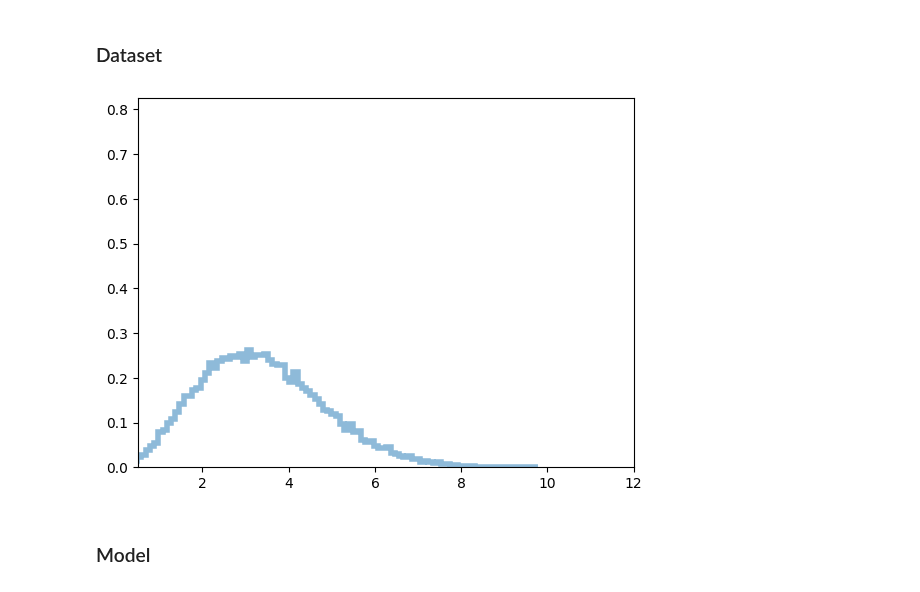
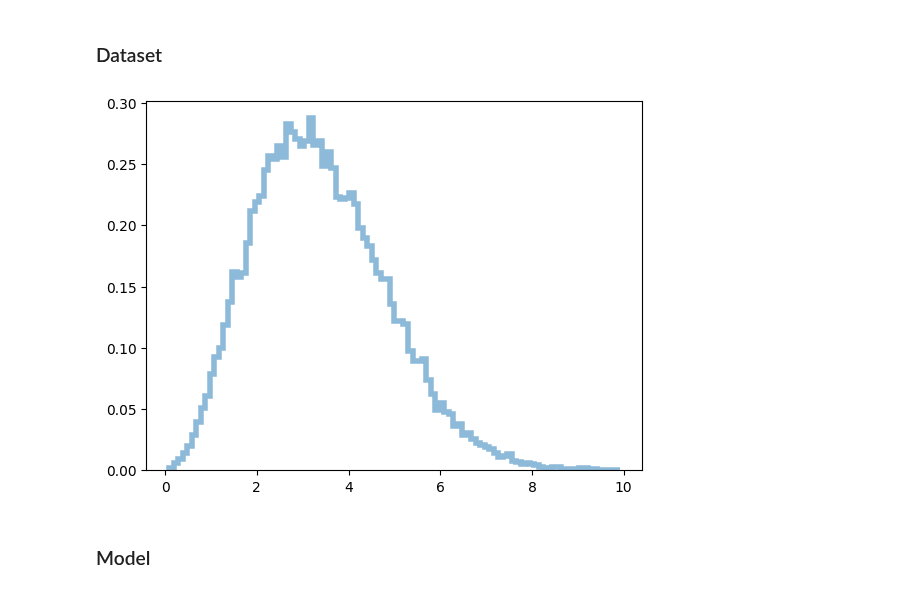
Before and after one commit to taraak/pita, a Jupyter notebook: LJ13_training.ipynb, the cells around one changed output. Drawn from its saved outputs; the diff is of its cells as text; code cells hidden in the pictures.

```diff
--- a/LJ13_training.ipynb
+++ b/LJ13_training.ipynb
@@ -91,5 +389,39 @@ def plot_sample_hist(samples, ax = None, dim=(0,1), label=None):
 # %% [markdown]
 ### Helper Functions
+# %%
+from typing import Dict
+from torch.distributions import constraints
+import math
+
+class MeanFreeGaussian(torch.distributions.Distribution):
+    arg_constraints: Dict[str, constraints.Constraint] = {}
+    def __init__(self, n_nodes, spatial_dim, scale):
+        super(MeanFreeGaussian, self).__init__()
+        self.spatial_dim = spatial_dim
+        self.n_particles = n_nodes
+        self.dim = n_nodes * spatial_dim
+        self.scale = scale
+
+    def log_prob(self, x):
+        N, D = x.shape[-2:]
+
+        # r is invariant to a basis change in the relevant hyperplane.
+        r2 = torch.sum(x**2, dim=(-1, -2))
+
+        # The relevant hyperplane is (N-1) * D dimensional.
+        degrees_of_freedom = (N-1) * D
+
+        # Normalizing constant and logpx are computed:
+        log_normalizing_constant = -0.5 * degrees_of_freedom * math.log(2*torch.pi)
+        log_px = -0.5 * r2 + log_normalizing_constant
+        return log_px
+
+    def sample(self, n_samples):
+        centers = torch.zeros((n_samples, self.dim), device=device)
+        samples = torch.normal(centers, torch.full_like(centers, fill_value=self.scale**2))
+        samples = samples.reshape(-1, self.n_particles, self.spatial_dim)
+        samples = samples - samples.mean(-2, keepdims=True)
+        return samples
 # %%
 from abc import ABC, abstractmethod
 
@@ -349,15 +620,15 @@ n_samples = 512
 
 noise_schedule = LinearNoiseSchedule(beta, norm_factor=1.0)
 # %%
-centers = torch.zeros((n_samples, n_nodes*dim), device=device)
-x1_samples = torch.normal(centers, torch.full_like(centers, fill_value=beta))
-x1_energy = log_prob(x1_samples.reshape(-1, n_nodes, dim))
+p1_dist = MeanFreeGaussian(13, 3, sigma)
+x1_samples = p1_dist.sample(n_samples)
+x1_energy = log_prob(x1_samples)
+
 x1_dists = interatomic_dist(x1_samples.reshape(-1, n_nodes, dim))
 plt.hist(x1_dists.view(-1).cpu().numpy(), bins=100, alpha=0.5, density=True, histtype='step', linewidth=4)
-plt.xlim(0.5, 12)
 plt.show()
 # %% [output]
-[figure, old version]
+[figure, new version]
 # %% [markdown]
 ### Model
 # %%
```
Also changed, not shown: parts of 34 cells of this notebook.
